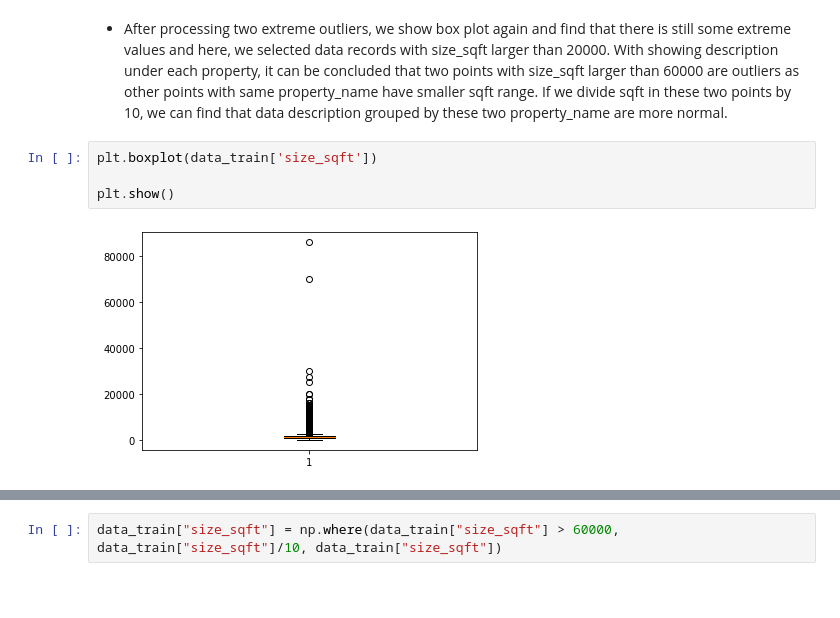
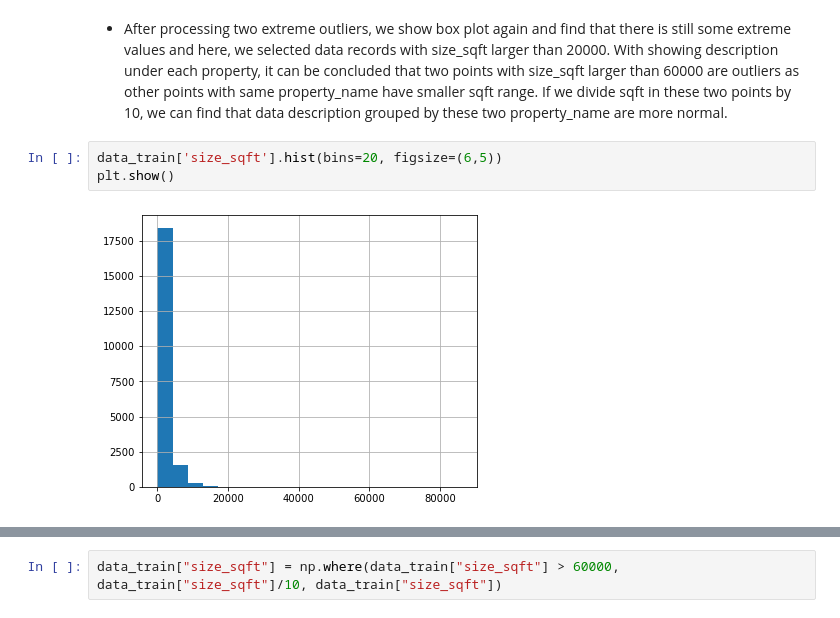
Before and after one commit to PigeonPhobia/no-bylan-regressor, a Jupyter notebook: mingyue_public_EDA.ipynb, the cells around one changed output, grey strips where cells are left out. Drawn from its saved outputs; the diff is of its cells as text; blank space fills up the shorter version.

```diff
--- a/mingyue_public_EDA.ipynb
+++ b/mingyue_public_EDA.ipynb
@@ -89,10 +89,9 @@ data_train[data_train['size_sqft']>1e6]
 0 rows × 21 columns
 # %% [markdown]
 * After processing two extreme outliers, we show box plot again and find that there is still some extreme values and here, we selected data records with size_sqft larger than 20000. With showing description under each property, it can be concluded that two points with size_sqft larger than 60000 are outliers as other points with same property_name have smaller sqft range. If we divide sqft in these two points by 10, we can find that data description grouped by these two property_name are more normal.
-# %%
-plt.boxplot(data_train['size_sqft'])
-
-plt.show()
-# %% [output]
-[figure, removed]
+# %%
+data_train['size_sqft'].hist(bins=20, figsize=(6,5))
+plt.show()
+# %% [output]
+[figure, added]
 # %%
```
Also changed, not shown: parts of 40 cells of this notebook, 1 other file.
